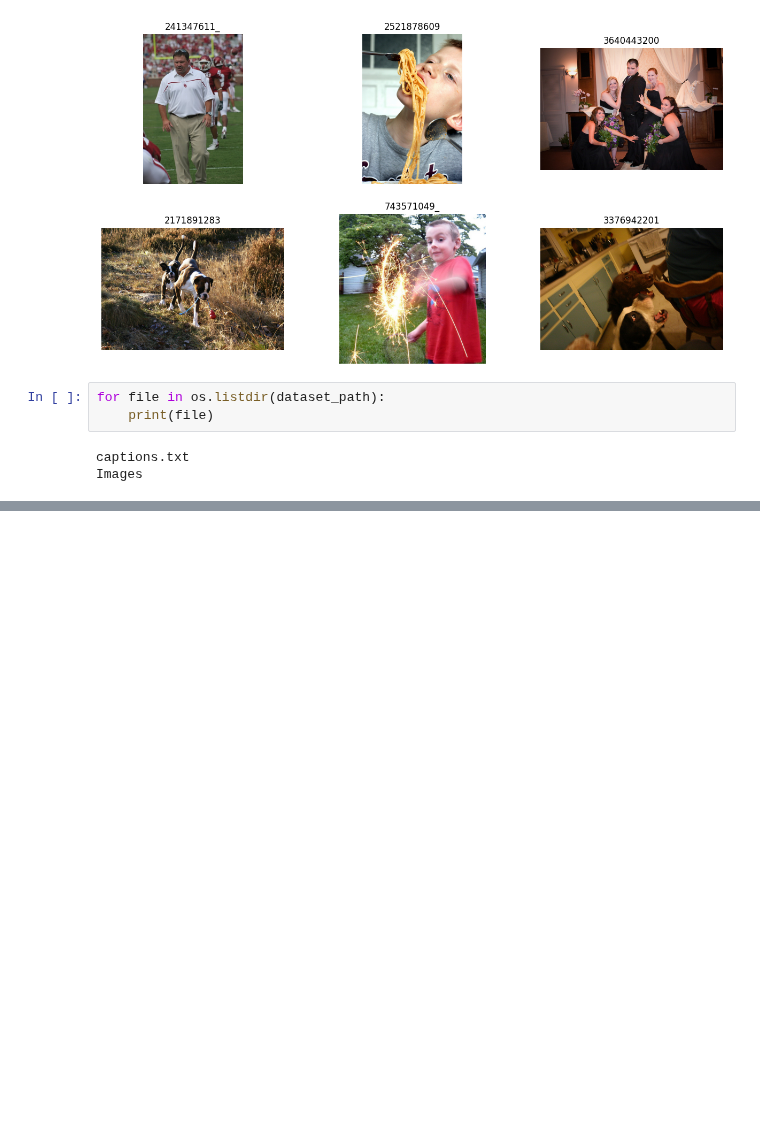
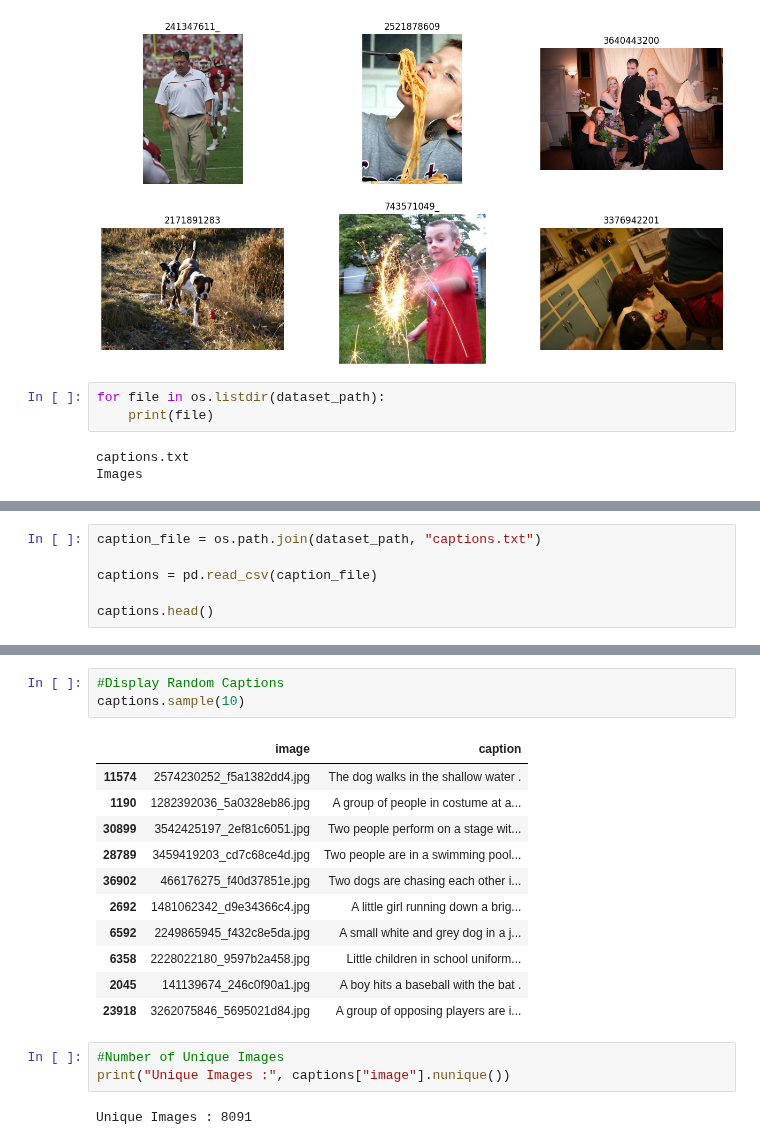
Before and after one commit to varshabonkur/Image-Caption-Generator-Deep-Learning, a Jupyter notebook: Image_Caption_Generator.ipynb, the cells around one changed output, grey strips where cells are left out. Cells and saved outputs as stored; diff of their text form; blank space fills up the shorter version.

Commit message:
Dataset exploration and caption loading completed

```diff
--- a/Image_Caption_Generator.ipynb
+++ b/Image_Caption_Generator.ipynb
@@ -103,0 +106,6 @@ Images
+# %%
+caption_file = os.path.join(dataset_path, "captions.txt")
+
+captions = pd.read_csv(caption_file)
+
+captions.head()
@@ -103,0 +147,20 @@ Images
+# %%
+#Display Random Captions
+captions.sample(10)
+# %% [output]
+|  | image | caption |
+| 11574 | 2574230252_f5a1382dd4.jpg | The dog walks in the shallow water . |
+| 1190 | 1282392036_5a0328eb86.jpg | A group of people in costume at a... |
+| 30899 | 3542425197_2ef81c6051.jpg | Two people perform on a stage wit... |
+| 28789 | 3459419203_cd7c68ce4d.jpg | Two people are in a swimming pool... |
+| 36902 | 466176275_f40d37851e.jpg | Two dogs are chasing each other i... |
+| 2692 | 1481062342_d9e34366c4.jpg | A little girl running down a brig... |
+| 6592 | 2249865945_f432c8e5da.jpg | A small white and grey dog in a j... |
+| 6358 | 2228022180_9597b2a458.jpg | Little children in school uniform... |
+| 2045 | 141139674_246c0f90a1.jpg | A boy hits a baseball with the bat . |
+| 23918 | 3262075846_5695021d84.jpg | A group of opposing players are i... |
+# %%
+#Number of Unique Images
+print("Unique Images :", captions["image"].nunique())
+# %% [output]
+Unique Images : 8091
```
Also changed, not shown: parts of 5 cells of this notebook.
